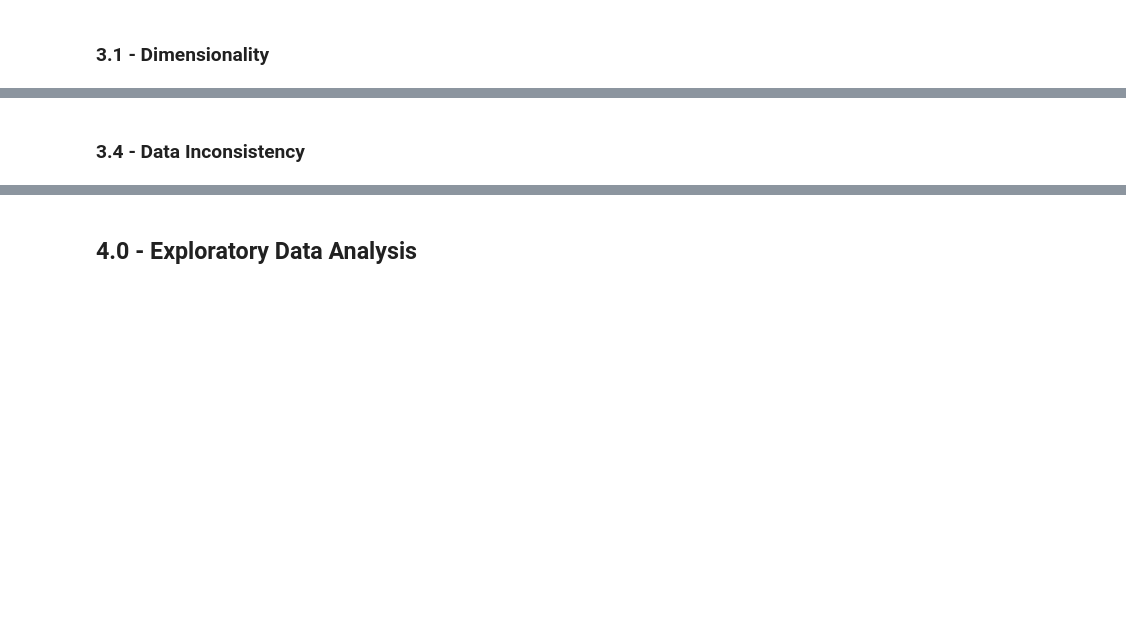
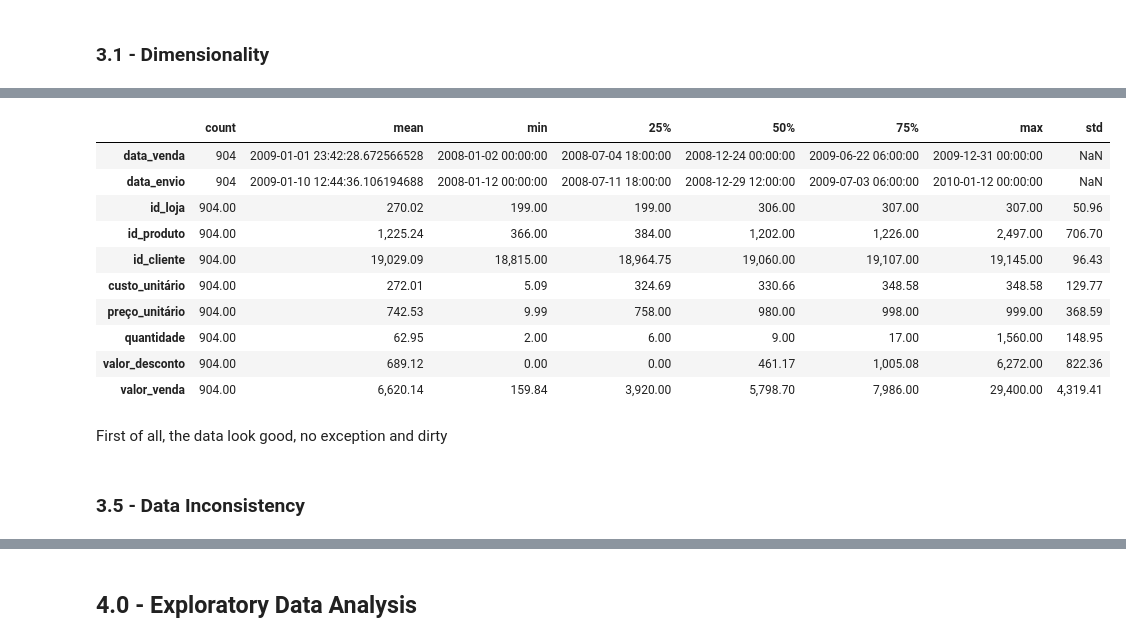
Before and after one commit to diegopmayer/adventure_works_sale_analysis, a Jupyter notebook: notebooks/c_01_aventure_works.ipynb, the cells around one changed output, grey strips where cells are left out. Cells and saved outputs as stored; diff of their text form; code cells hidden in the pictures; blank space fills up the shorter version.

```diff
--- a/notebooks/c_01_aventure_works.ipynb
+++ b/notebooks/c_01_aventure_works.ipynb
@@ -21,2 +115,19 @@
+# %%
+# Descriptive analysis of central tendency
+data_raw.describe(datetime_is_numeric=True).T
+# %% [output]
+|  | count | mean | min | 25% | 50% | 75% | max | std |
+| data_venda | 904 | 2009-01-01 23:42:28.672566528 | 2008-01-02 00:00:00 | 2008-07-04 18:00:00 | 2008-12-24 00:00:00 | 2009-06-22 06:00:00 | 2009-12-31 00:00:00 | NaN |
+| data_envio | 904 | 2009-01-10 12:44:36.106194688 | 2008-01-12 00:00:00 | 2008-07-11 18:00:00 | 2008-12-29 12:00:00 | 2009-07-03 06:00:00 | 2010-01-12 00:00:00 | NaN |
+| id_loja | 904.00 | 270.02 | 199.00 | 199.00 | 306.00 | 307.00 | 307.00 | 50.96 |
+| id_produto | 904.00 | 1,225.24 | 366.00 | 384.00 | 1,202.00 | 1,226.00 | 2,497.00 | 706.70 |
+| id_cliente | 904.00 | 19,029.09 | 18,815.00 | 18,964.75 | 19,060.00 | 19,107.00 | 19,145.00 | 96.43 |
+| custo_unitário | 904.00 | 272.01 | 5.09 | 324.69 | 330.66 | 348.58 | 348.58 | 129.77 |
+| preço_unitário | 904.00 | 742.53 | 9.99 | 758.00 | 980.00 | 998.00 | 999.00 | 368.59 |
+| quantidade | 904.00 | 62.95 | 2.00 | 6.00 | 9.00 | 17.00 | 1,560.00 | 148.95 |
+| valor_desconto | 904.00 | 689.12 | 0.00 | 0.00 | 461.17 | 1,005.08 | 6,272.00 | 822.36 |
+| valor_venda | 904.00 | 6,620.14 | 159.84 | 3,920.00 | 5,798.70 | 7,986.00 | 29,400.00 | 4,319.41 |
+# %% [markdown]
+First of all, the data look good, no exception and dirty
 # %% [markdown]
-### 3.4 - Data Inconsistency
+### 3.5 - Data Inconsistency
```
Also changed, not shown: parts of 34 cells of this notebook, 1 other file.
